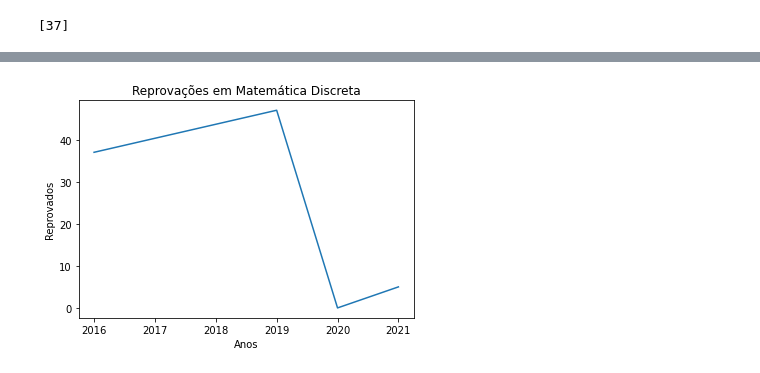
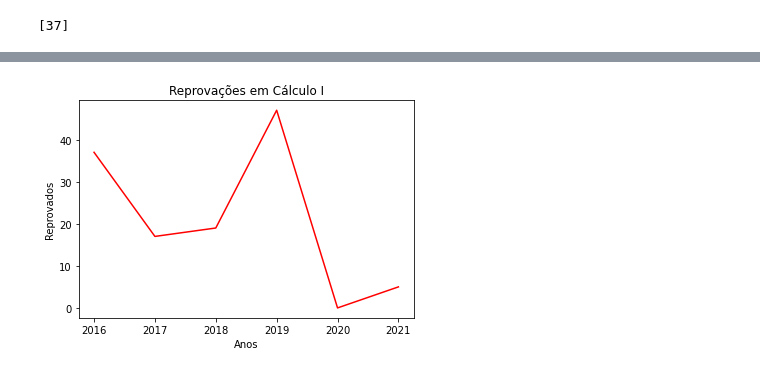
Before and after one commit to kaikermaciel/python1, a Jupyter notebook: dados_ttcc.ipynb, the cells around one changed output, grey strips where cells are left out. Cells and saved outputs as stored; diff of their text form; code cells hidden in the pictures.

```diff
--- a/dados_ttcc.ipynb
+++ b/dados_ttcc.ipynb
@@ -256,6 +378,8 @@ repcalc12021
 54 rows × 28 columns
 # %%
 repcalc12016['DESCR_SITUACAO'].replace({"Aprovado":1, "Reprovado por Nota": 0, "Reprovado por Freqüência":0},inplace = True)
+repcalc12017['DESCR_SITUACAO'].replace({"Aprovado":1, "Reprovado por Nota": 0, "Reprovado por Freqüência":0},inplace = True)
+repcalc12018['DESCR_SITUACAO'].replace({"Aprovado":1, "Reprovado por Nota": 0, "Reprovado por Freqüência":0},inplace = True)
 repcalc12019['DESCR_SITUACAO'].replace({"Aprovado":1, "Reprovado por Nota": 0, "Reprovado por Freqüência":0},inplace = True)
 repcalc12020['DESCR_SITUACAO'].replace({"Aprovado":1, "Reprovado por Nota": 0, "Reprovado por Freqüência":0},inplace = True)
 repcalc12021['DESCR_SITUACAO'].replace({"Aprovado":1, "Reprovado por Nota": 0, "Reprovado por Freqüência":0},inplace = True)
@@ -288,3 +424,11 @@ reprovageralc.append(count)
 reprovageralc
 # %% [output]
 [37]
+# %%
+reprovageralc
+count = 0
+for i in repcalc12017['DESCR_SITUACAO']:
+  if i == 0:
+    count += 1
+reprovageralc.append(count)
+reprovageralc
@@ -290,0 +437,8 @@ reprovageralc
+# %%
+reprovageralc
+count = 0
+for i in repcalc12018['DESCR_SITUACAO']:
+  if i == 0:
+    count += 1
+reprovageralc.append(count)
+reprovageralc
@@ -321,10 +477,10 @@ reprovageralc
 # %%
-anos = [2016,2019,2020,2021]
+anos = [2016,2017,2018,2019,2020,2021]
 # %%
-plt.title("Reprovações em Matemática Discreta")
+plt.title("Reprovações em Cálculo I")
 plt.ylabel("Reprovados")
 plt.xlabel("Anos")
-plt.plot(anos,reprovageralc)
+plt.plot(anos,reprovageralc, 'r')
 plt.show()
 # %% [output]
-[figure, old version]
+[figure, new version]
```
Also changed, not shown: parts of 31 cells of this notebook.
